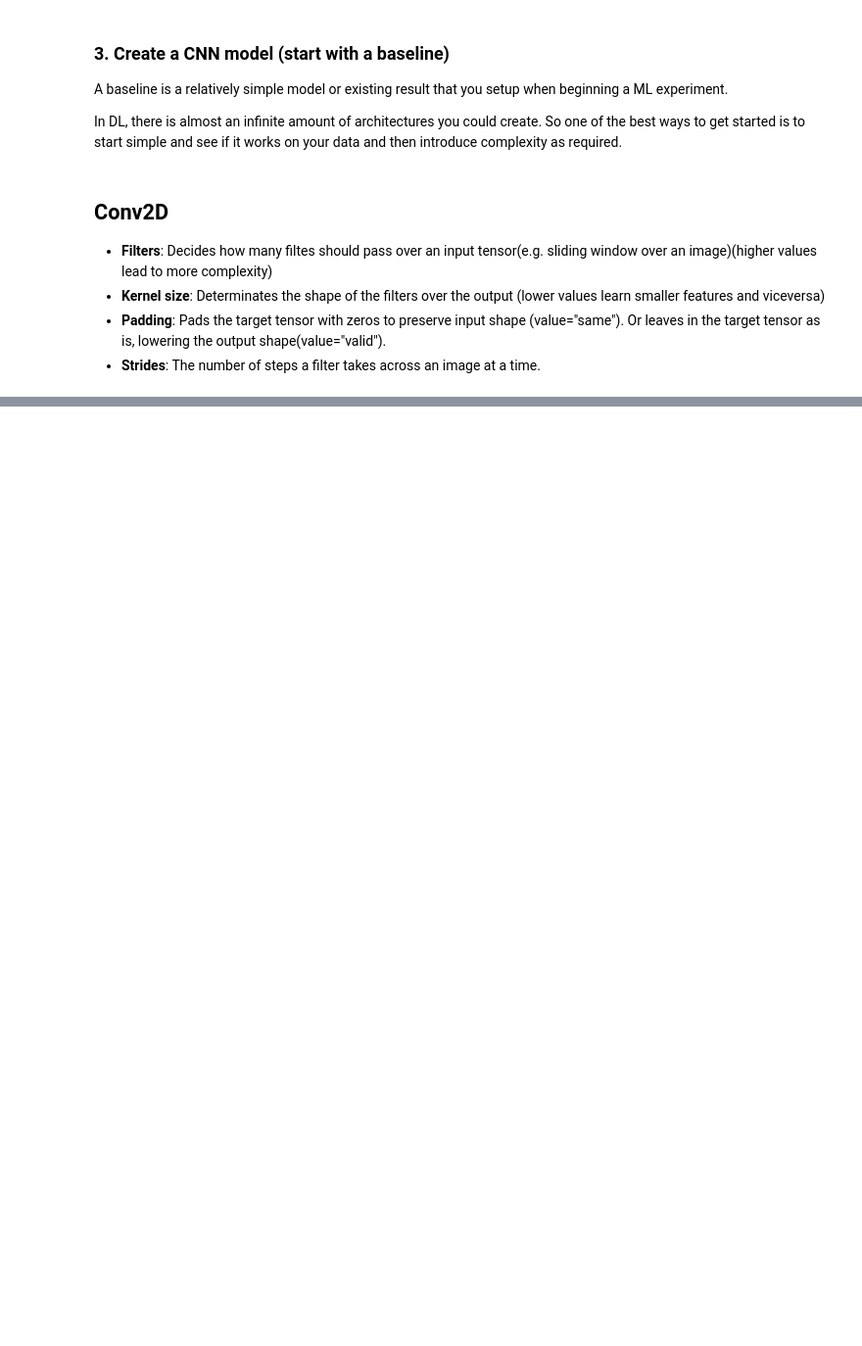
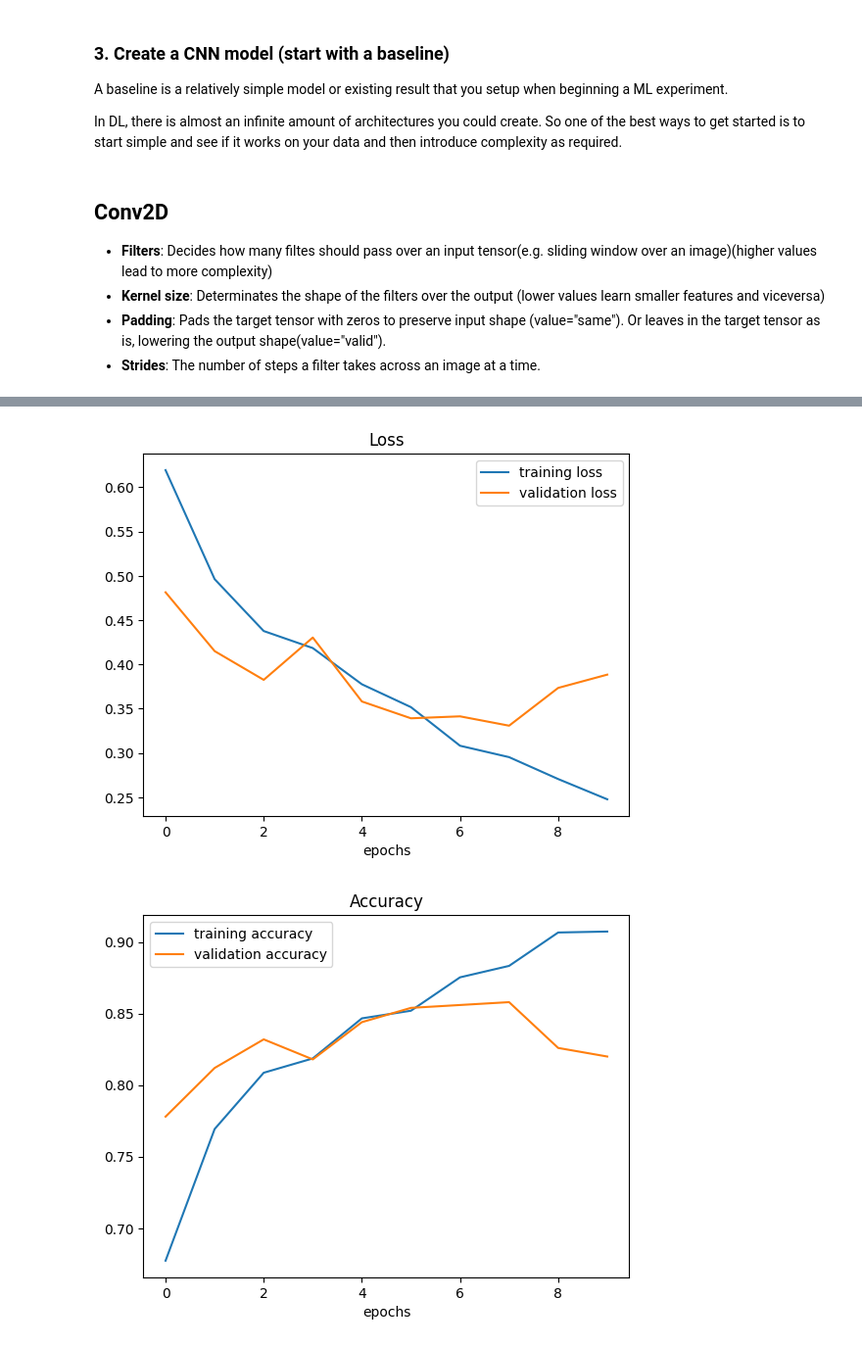
Before and after one commit to Sloppy1999/tf_course, a Jupyter notebook: notebooks/03_CNN.ipynb, the cells around one changed output, grey strips where cells are left out. Shown at 98% size. Drawn from its saved outputs; the diff is of its cells as text; code cells hidden in the pictures; blank space fills up the shorter version.

```diff
--- a/notebooks/03_CNN.ipynb
+++ b/notebooks/03_CNN.ipynb
@@ -504,0 +620,18 @@ model_4= Sequential([
+# %%
+model_5 = Sequential([
+    Input(shape=(224,224,3)),
+    MaxPool2D(pool_size=2),
+    Conv2D(10,3,activation="relu"),
+    MaxPool2D(),
+    Conv2D(10,3,activation="relu"),
+    MaxPool2D(),
+    Flatten(),
+    Dense(1, activation="sigmoid")
+])
+# %%
+#Compile the model
+model_5.compile(loss="binary_crossentropy",
+               optimizer="adam",
+               metrics=["accuracy"])
+# Get a summary of the model
+model_5.summary()
@@ -504,0 +660,6 @@ model_4= Sequential([
+# %%
+history_5 = model_5.fit(train_data,
+                        epochs=10,
+                        steps_per_epoch=len(train_data),
+                        validation_data=test_data,
+                        validation_steps=len(test_data))
@@ -504,0 +687,5 @@ model_4= Sequential([
+# %%
+plot_loss_curves(history_5)
+# %% [output]
+[figure, added]
+[figure, added]
```
Also changed, not shown: parts of 18 cells of this notebook.
